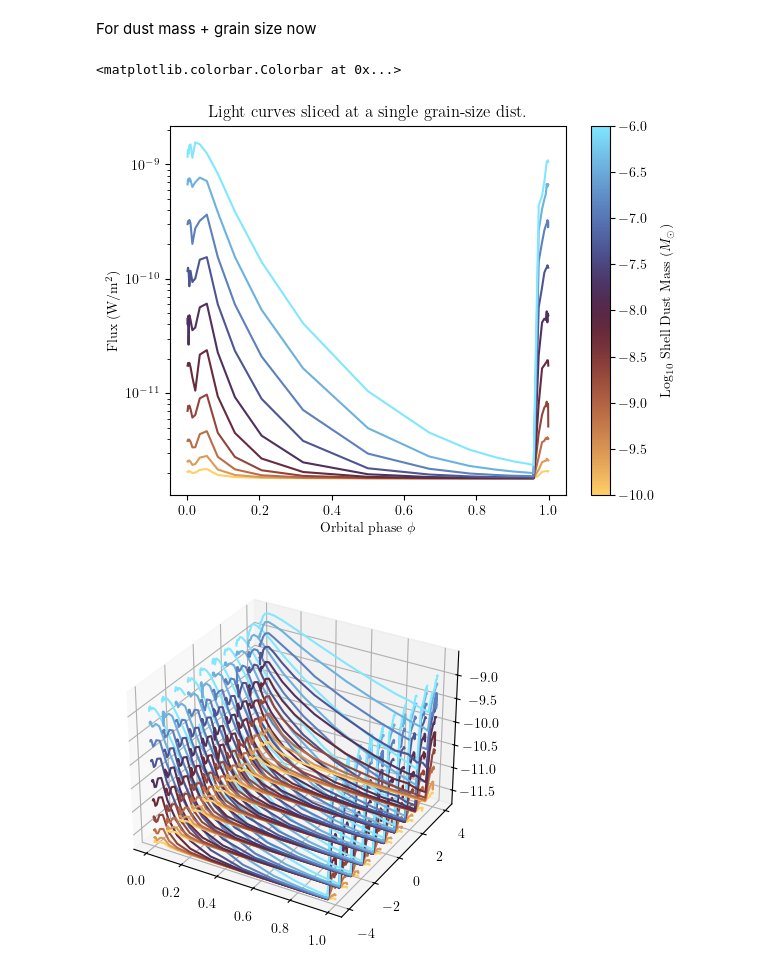
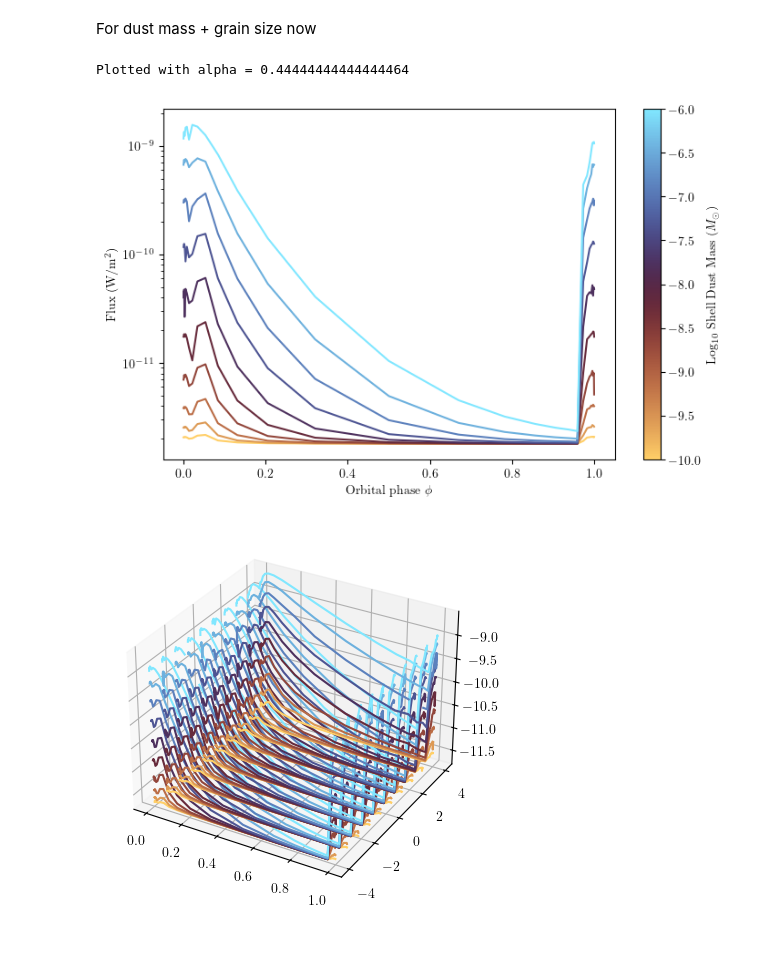
Before and after one commit to ryanwhite1/xenomorph, a Jupyter notebook: grid_runs.ipynb, the cells around one changed output. Cells and saved outputs as stored; diff of their text form; code cells hidden in the pictures; blank space fills up the shorter version.

Commit message:
Forgot a plot

```diff
--- a/grid_runs.ipynb
+++ b/grid_runs.ipynb
@@ -162,26 +162,29 @@ dust_parameter_grid = {'dust_mass':np.logspace(-10, -6, 10), 'aexp':np.linspace(
 
 dust_grid_array = xmc.read_lightcurve_grid(3.5, parameter_grid, method='periastron_dense', root_dir='rad_transfer/WR140_3.5_grid')
 # %%
-fig, ax = plt.subplots()
+fig, ax = plt.subplots(figsize=(8, 5))
 
 phases = xmc.sample_phases('periastron_dense', 30)
 
 cmap_name = 'managua'
 cmap = mpl.colormaps[cmap_name]
 colours = cmap(np.linspace(0, 1, len(dust_parameter_grid['dust_mass'])))
 
 for i in range(10):
     ax.plot(phases, dust_grid_array[i, 5, :], c=colours[i])
 ax.set(yscale='log',
-       xlabel=r'Orbital phase $\phi$', ylabel=r'Flux (W/m$^2$)',
-       title='Light curves sliced at a single grain-size dist.')
+       xlabel=r'Orbital phase $\phi$', ylabel=r'Flux (W/m$^2$)')
+print(f'Plotted with alpha = {dust_parameter_grid['aexp'][5]}')
 
 cmappable = ScalarMappable(Normalize(-10, -6))
 cmappable.set_cmap(cmap_name)
 plt.colorbar(cmappable, ax=ax, label=r'Log$_{10}$ Shell Dust Mass ($M_\odot$)')
+
+fig.savefig('Images/MRes_Plots/Dust-mass-grid.png', dpi=400, bbox_inches='tight')
+fig.savefig('Images/MRes_Plots/Dust-mass-grid.pdf', dpi=400, bbox_inches='tight')
 # %% [output]
-<matplotlib.colorbar.Colorbar at 0x...>
+Plotted with alpha = 0.44444444444444464
-[figure, old version]
+[figure, new version]
 # %%
 fig = plt.figure()
 ax = fig.add_subplot(projection='3d')
```
Also changed, not shown: 3 other files.
